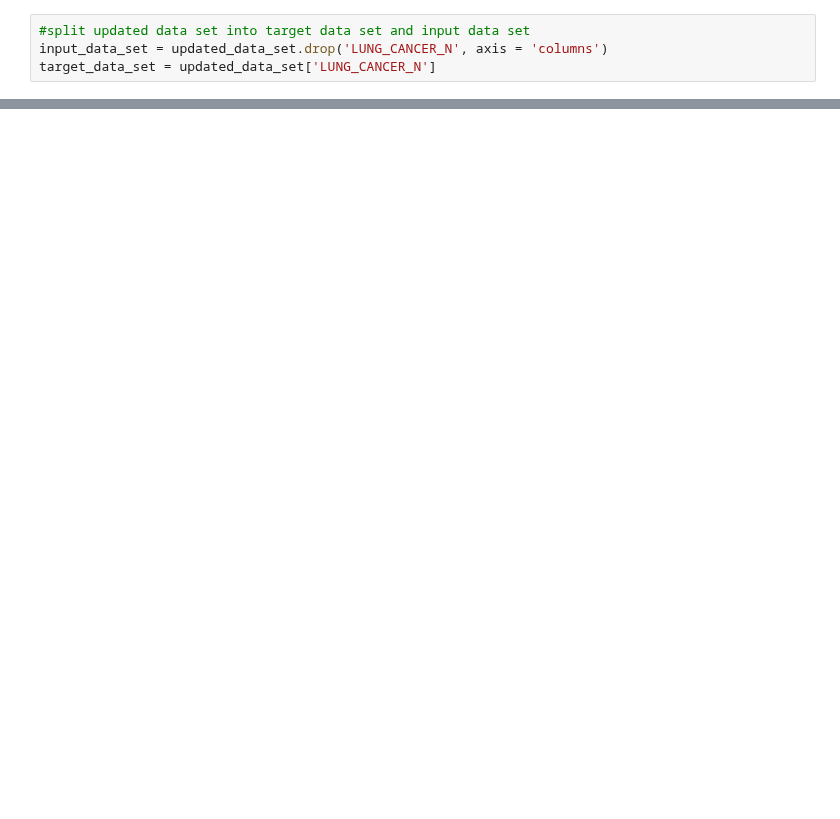
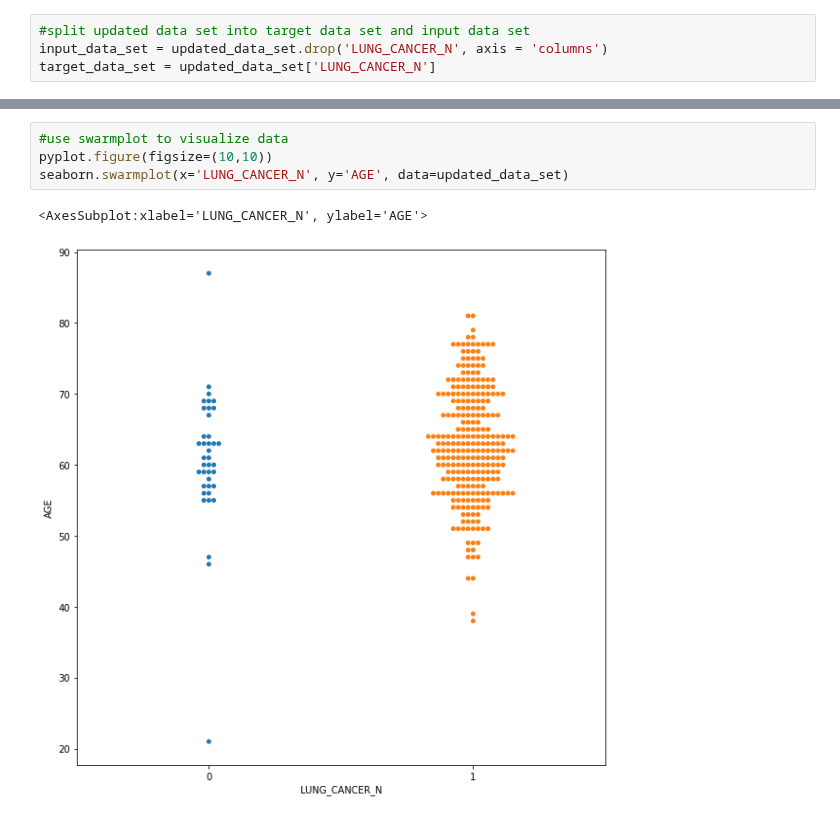
Before and after one commit to jayasith/ML_Assignment2_IT19070704_IT19079264_IT19076362_IT19041926, a Jupyter notebook: lung-cancer-prediction.ipynb, the cells around one changed output, grey strips where cells are left out. Saved outputs shown, nothing was run; the diff lists cells and outputs as text; blank space fills up the shorter version.

Commit message:
use swarm plot to visualize data

```diff
--- a/lung-cancer-prediction.ipynb
+++ b/lung-cancer-prediction.ipynb
@@ -139,0 +140,7 @@ seaborn.violinplot(x='LUNG_CANCER_N', y='ALLERGY ', data=updated_data_set)
+# %%
+#use swarmplot to visualize data
+pyplot.figure(figsize=(10,10))
+seaborn.swarmplot(x='LUNG_CANCER_N', y='AGE', data=updated_data_set)
+# %% [output]
+<AxesSubplot:xlabel='LUNG_CANCER_N', ylabel='AGE'>
+[figure, added]
```
Also changed, not shown: parts of 10 cells of this notebook.
